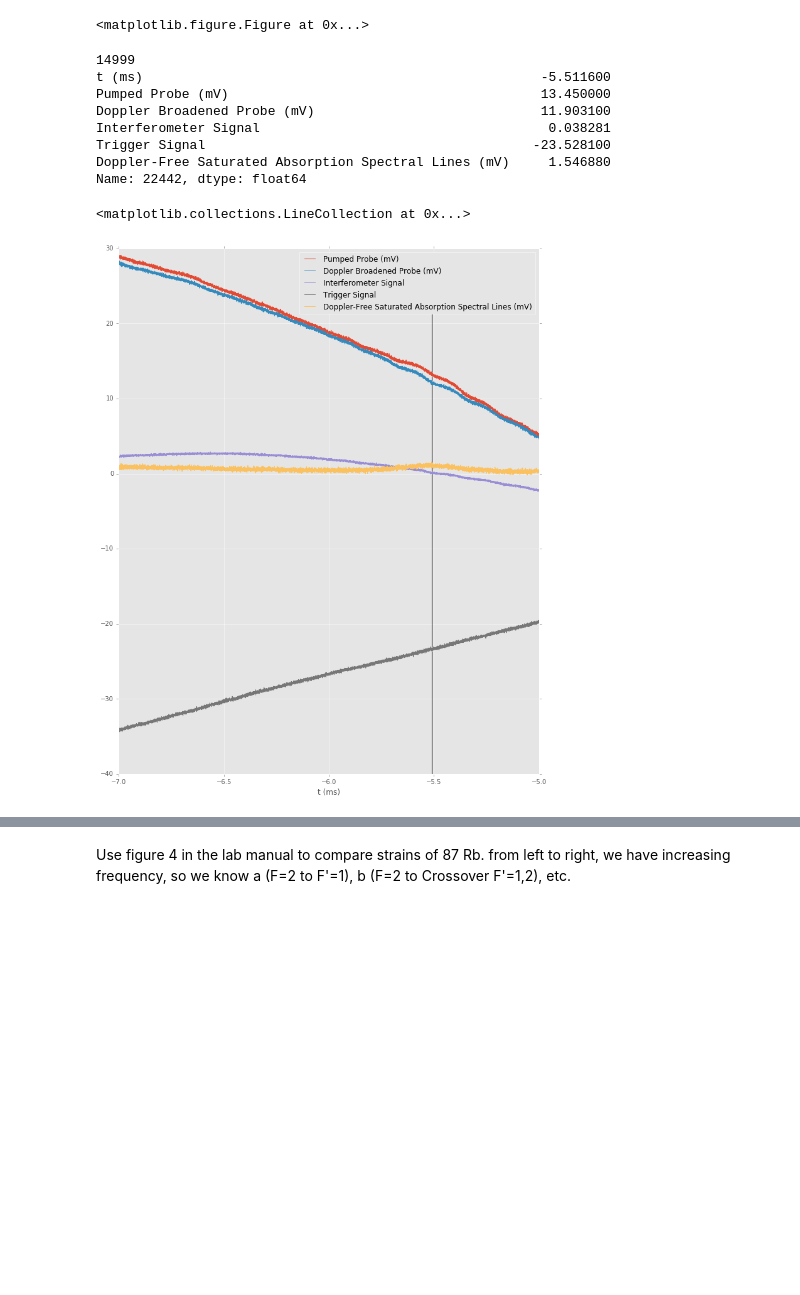
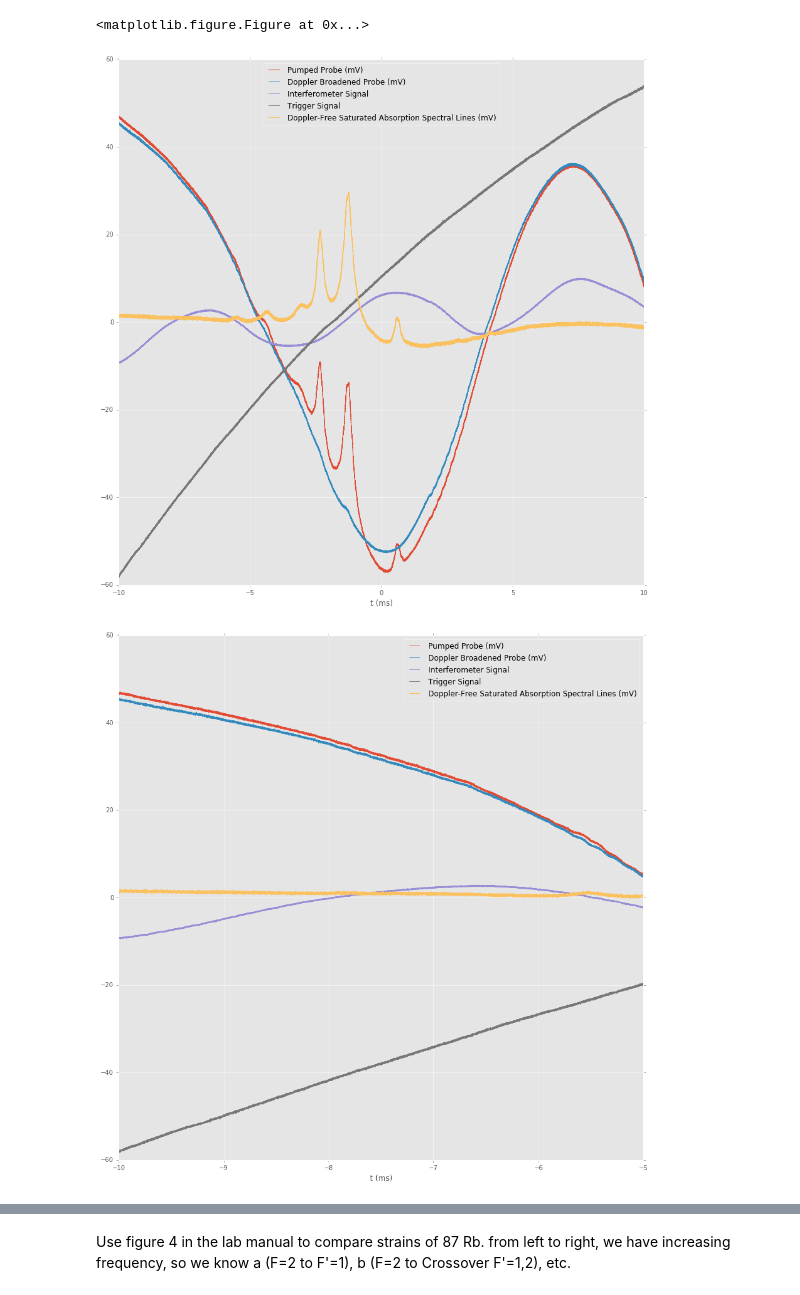
Before and after one commit to srgntcrane/gitLabBook, a Jupyter notebook: Laser_Spectroscopy/Laser Spectroscopy Lab Book.ipynb, the cells around one changed output, grey strips where cells are left out. Drawn from its saved outputs; the diff is of its cells as text; code cells hidden in the pictures; blank space fills up the shorter version.

```diff
--- a/Laser_Spectroscopy/Laser Spectroscopy Lab Book.ipynb
+++ b/Laser_Spectroscopy/Laser Spectroscopy Lab Book.ipynb
@@ -458,58 +458,46 @@ rb87Plot(Rb87_2)
 # %%
 def zoom(dataset, lbound, rbound):
     asarray = np.array(dataset['t (ms)'])
-    l_idx = np.searchsorted(asarray,lbound)-1
+    l_idx = np.searchsorted(asarray,lbound)
     r_idx = np.searchsorted(asarray,rbound)
     return dataset[l_idx:r_idx]
 
-def findPeaks(data):
-    idx = np.argmax(np.array(data))
+def findPeaks(data, column):
+    idx = np.argmax(np.array(data[column]))
     base = data.index[0]
     return idx+base
 
-def rb87Plotzm(dataframe, vlines):
-    fig = plt.figure()
-    ax = plt.subplot(111)
-    plt.figure(figsize=(12,15))
-    dataframe.plot(kind = 'scatter',x='t (ms)', y='Pumped Probe (mV)',color = 'yellow', ax = ax, label = 'Pumped Probe')
-    dataframe.plot(kind = 'scatter', x='t (ms)', y = 'Doppler Broadened Probe (mV)', color='blue',  ax = ax, label = 'Doppler Broadened Probe')
-    dataframe.plot(kind = 'scatter', x='t (ms)', y = 'Interferometer Signal', color='black',  ax = ax, label = 'Interferometer Signal')
-    dataframe.plot(kind = 'scatter', x='t (ms)', y = 'Trigger Signal', color='green',  ax = ax, label = 'Trigger Signal')
-    dataframe.plot(kind = 'scatter', x='t (ms)', y = 'Doppler-Free Saturated Absorption Spectral Lines (mV)',color = 'red',  ax = ax, label = 'Doppler-Free Saturated Absorption Spectral Lines')
-    ax.set_xlim(dataframe['t (ms)'].min(), dataframe['t (ms)'].max())
-    ax.set(ylabel='Voltage (mV)')
-    ax.legend(loc='best')
-    fig.set_figheight(15)
-    fig.set_figwidth(15)
-    ax.set_title('Doppler-Free Saturated Absorption Spectroscopy with ${}^{87}Rb$')
+def showPeaks(data, column, boundLst):
+    ax = data.plot(x = 't (ms)', figsize = (15,15))
+    for bounds in boundLst:
+        zmData = zoom(data, bounds[0], bounds[1])
+        peakInd = findPeaks(zmData, column)
+        ymin, ymax = ax.get_ylim()
+        ax.vlines(x = zmData['t (ms)'].loc[peakInd], ymin=ymin, ymax = ymax-1)
 
-    plt.show()
+Rb87_2.plot(x = 't (ms)', figsize = (15,15))
 
+testzm = zoom(Rb87_2,-10,-5)
+testzm.plot(x = 't (ms)', figsize = (15,15))
 
-testzm = zoom(Rb87_2,-7,-5)
+# ax = testzm.plot(x = 't (ms)',figsize = (12,15))
+# ymin, ymax = ax.get_ylim()
 
-ax = testzm.plot(x = 't (ms)',figsize = (12,15))
-ymin, ymax = ax.get_ylim()
+# test = findPeaks(testzm,'Doppler-Free Saturated Absorption Spectral Lines (mV)')
 
-test = findPeaks(testzm['Doppler-Free Saturated Absorption Spectral Lines (mV)'])
+# print(testzm.index[0])
 
-print(testzm.index[0])
+# print(testzm.loc[test,:])
 
-print(testzm.loc[test,:])
+# ymin, ymax = ax.get_ylim()
 
-ymin, ymax = ax.get_ylim()
+# # print(testzm['t (ms)'].loc[test])
 
-# print(testzm['t (ms)'].loc[test])
+# ax.vlines(x = testzm['t (ms)'].loc[test], ymin = ymin, ymax = ymax-1)
 
-ax.vlines(x = testzm['t (ms)'].loc[test], ymin = ymin, ymax = ymax-1)
+# showPeaks(Rb87_2, 'Doppler-Free Saturated Absorption Spectral Lines (mV)', [[-7,-5], [-5,-4], [-3.2,-2.8], [-2.5,-2],[-1.5,-1],[0,2]])
+
+showPeaks(Rb87_2, 'Interferometer Signal', [[-10,-5], [0,5], [5,10]])
 # %% [output]
-14999
-t (ms)                                                   -5.511600
-Pumped Probe (mV)                                        13.450000
-Doppler Broadened Probe (mV)                             11.903100
-Interferometer Signal                                     0.038281
-Trigger Signal                                          -23.528100
-Doppler-Free Saturated Absorption Spectral Lines (mV)     1.546880
-Name: 22442, dtype: float64
-<matplotlib.collections.LineCollection at 0x...>
-[figure, old version]
+[figure, new version]
+[figure, added]
```
Also changed, not shown: parts of 4 cells of this notebook, 7 other files.
